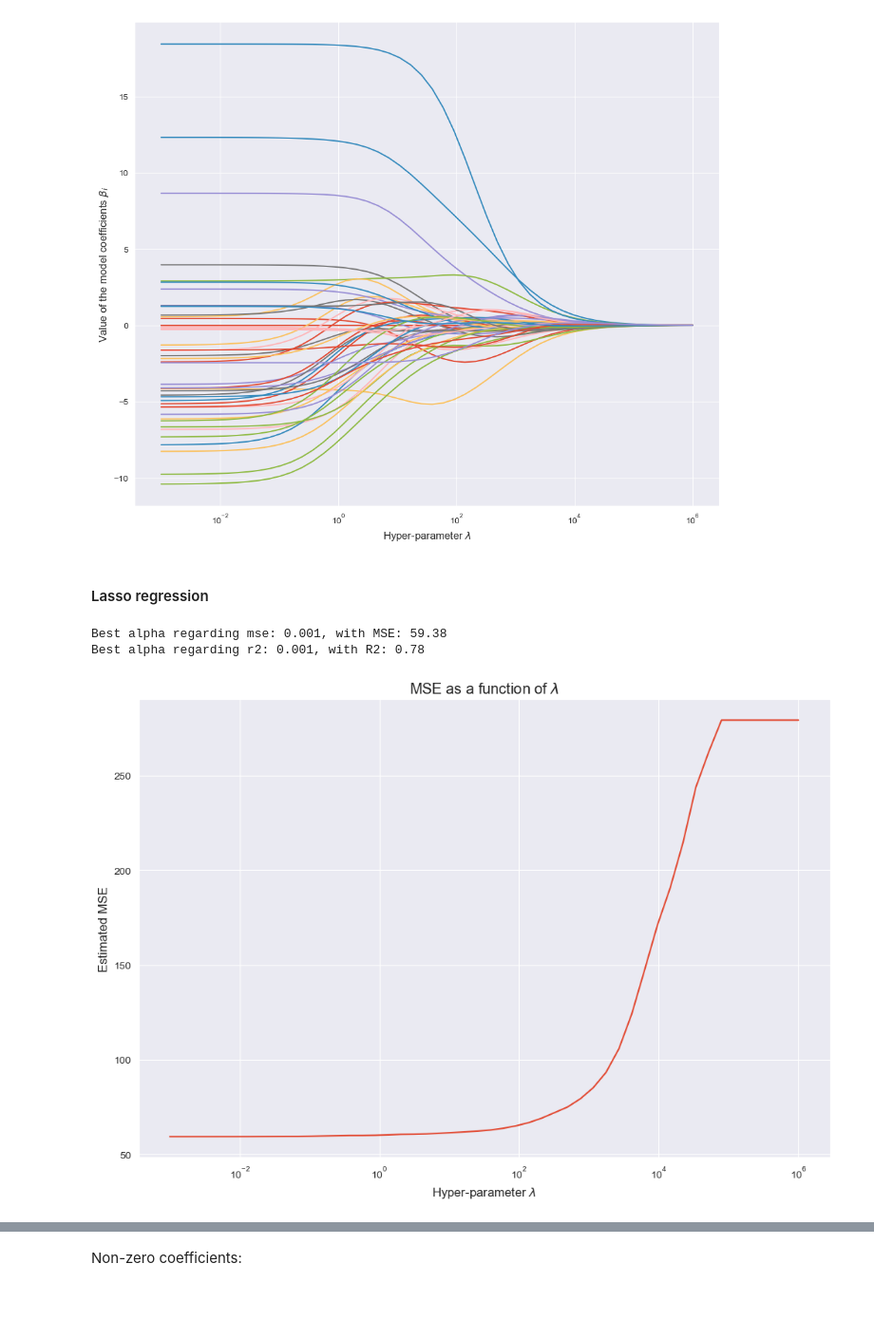
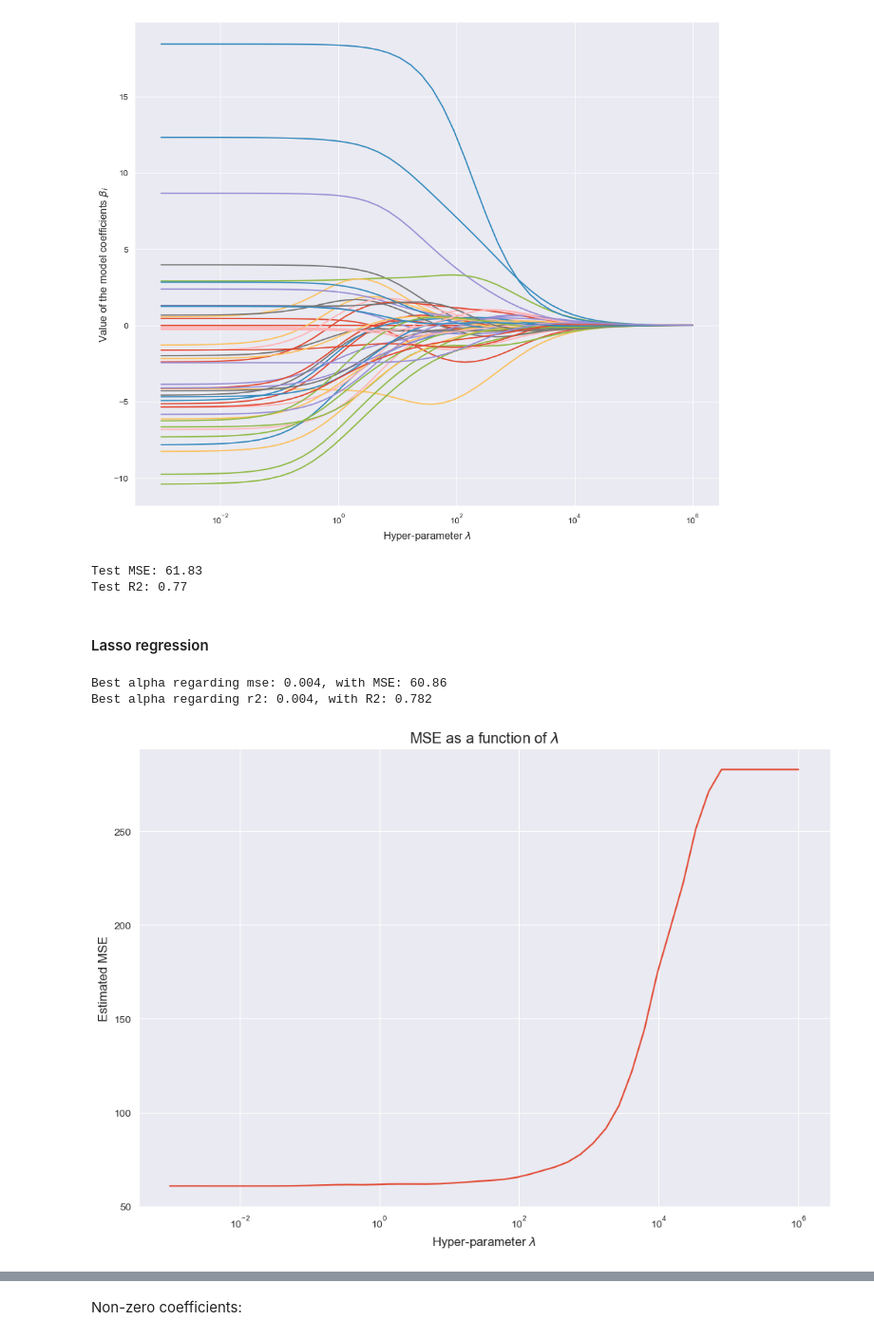
Before and after one commit to ErikTheViking92/Code, a Jupyter notebook: Concrete strength_08.06.ipynb, the cells around one changed output, grey strips where cells are left out. Shown at 95% size. Drawn from its saved outputs; the diff is of its cells as text; code cells hidden in the pictures; blank space fills up the shorter version.

```diff
--- a/Concrete strength_08.06.ipynb
+++ b/Concrete strength_08.06.ipynb
@@ -538,7 +538,7 @@ ridgemodel = make_pipeline(
         param_grid = {'alpha': np.logspace(-3, 2, 50)},
     )
 )
-ridgemodel.fit(X, y)
+ridgemodel.fit(X_train, y_train)
 #print(ridgemodel[2].cv_results_) #to show the results and names
 
 # obtain the results
@@ -603,6 +603,15 @@ ax.set_xscale('log');
 plt.show()
 # %% [output]
 [figure]
+# %%
+y_test_pred = ridgemodel.predict(X_test)
+test_mse = mean_squared_error(y_test, y_test_pred)
+test_r2 = r2_score(y_test, y_test_pred)
+print(f"Test MSE: {test_mse:.2f}")
+print(f"Test R2: {test_r2:.2f}")
+# %% [output]
+Test MSE: 61.83
+Test R2: 0.77
 # %% [markdown]
 #### Lasso regression
 # %%
@@ -620,36 +629,36 @@ lassomodel = make_pipeline(
 )
 
 # Fit the pipeline
-lassomodel.fit(X, y)
+lassomodel.fit(X_train, y_train)
 #print(lassomodel[2].cv_results_)
 
 # Extract CV results
 grid = lassomodel.named_steps['gridsearchcv']
 lassolambdas = [p['alpha'] for p in grid.cv_results_['params']]
 mses_lasso = [-score for score in grid.cv_results_['mean_test_neg_mean_squared_error']]  # convert from negative MSE
 r2_lasso = grid.cv_results_['mean_test_r2']
 
 # Get best values
 best_lassomodel = grid.best_estimator_
 best_lassomse = min(mses_lasso)
 best_lassor2 = max(r2_lasso)
 
 best_lambda_mse_lasso = lassolambdas[np.argmin(mses_lasso)]
 best_lambda_r2_lasso = lassolambdas[np.argmax(r2_lasso)]
 
 print(f"Best alpha regarding mse: {best_lambda_mse_lasso:.3f}, with MSE: {best_lassomse:.2f}")
-print(f"Best alpha regarding r2: {best_lambda_r2_lasso:.3f}, with R2: {best_lassor2:.2f}")
+print(f"Best alpha regarding r2: {best_lambda_r2_lasso:.3f}, with R2: {best_lassor2:.3f}")
 
 # plot the results
 fig, ax = plt.subplots(figsize = (12, 8))
 ax.plot(lambdas, mses_lasso)
 ax.set_xscale('log')
 ax.set_title(r"MSE as a function of $\lambda$")
 ax.set_xlabel(r"Hyper-parameter $\lambda$")
 ax.set_ylabel("Estimated MSE");
 
 plt.show()
 # %% [output]
-Best alpha regarding mse: 0.001, with MSE: 59.38
-Best alpha regarding r2: 0.001, with R2: 0.78
+Best alpha regarding mse: 0.004, with MSE: 60.86
+Best alpha regarding r2: 0.004, with R2: 0.782
-[figure, old version]
+[figure, new version]
```
Also changed, not shown: parts of 15 cells of this notebook.
